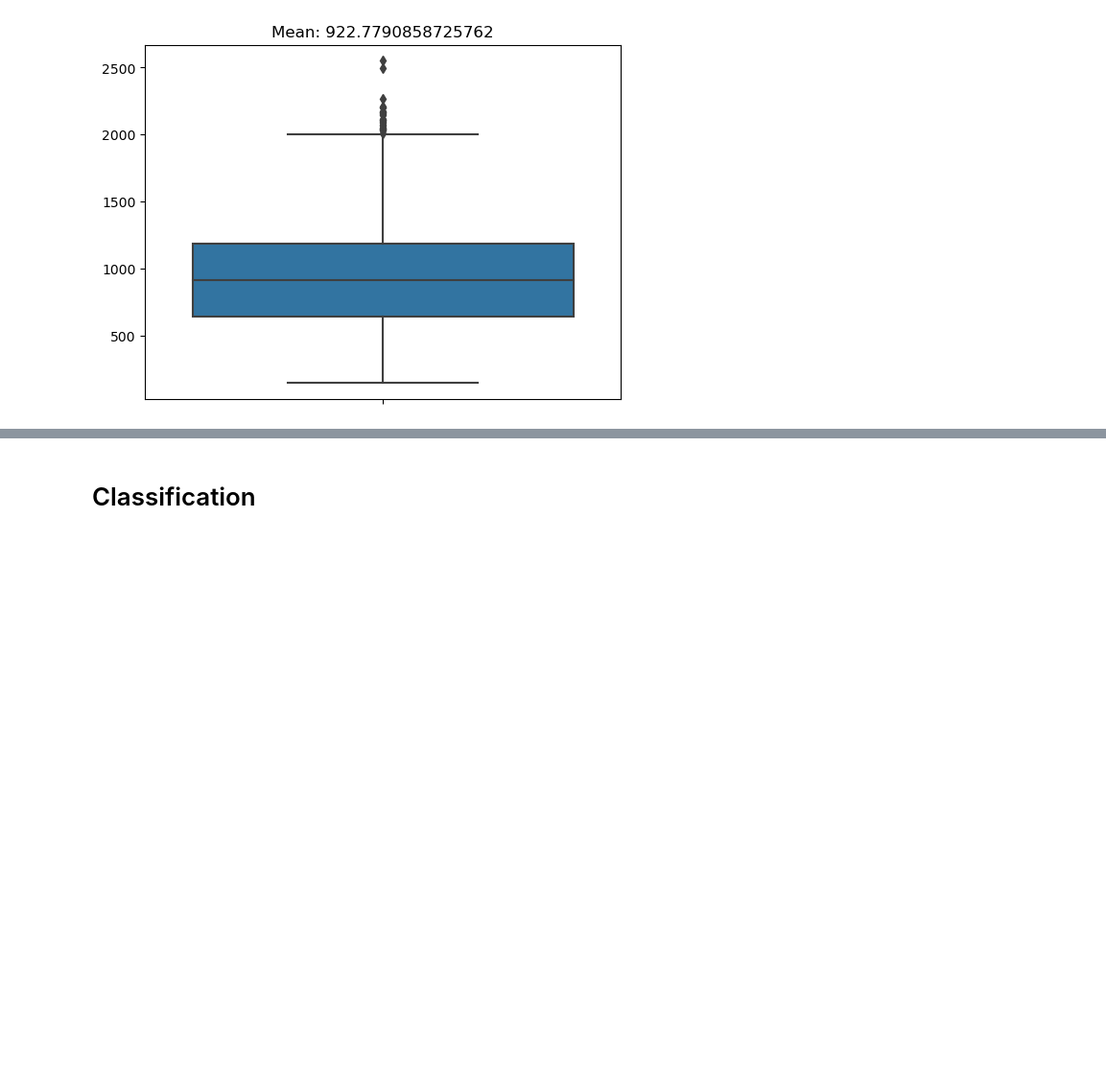
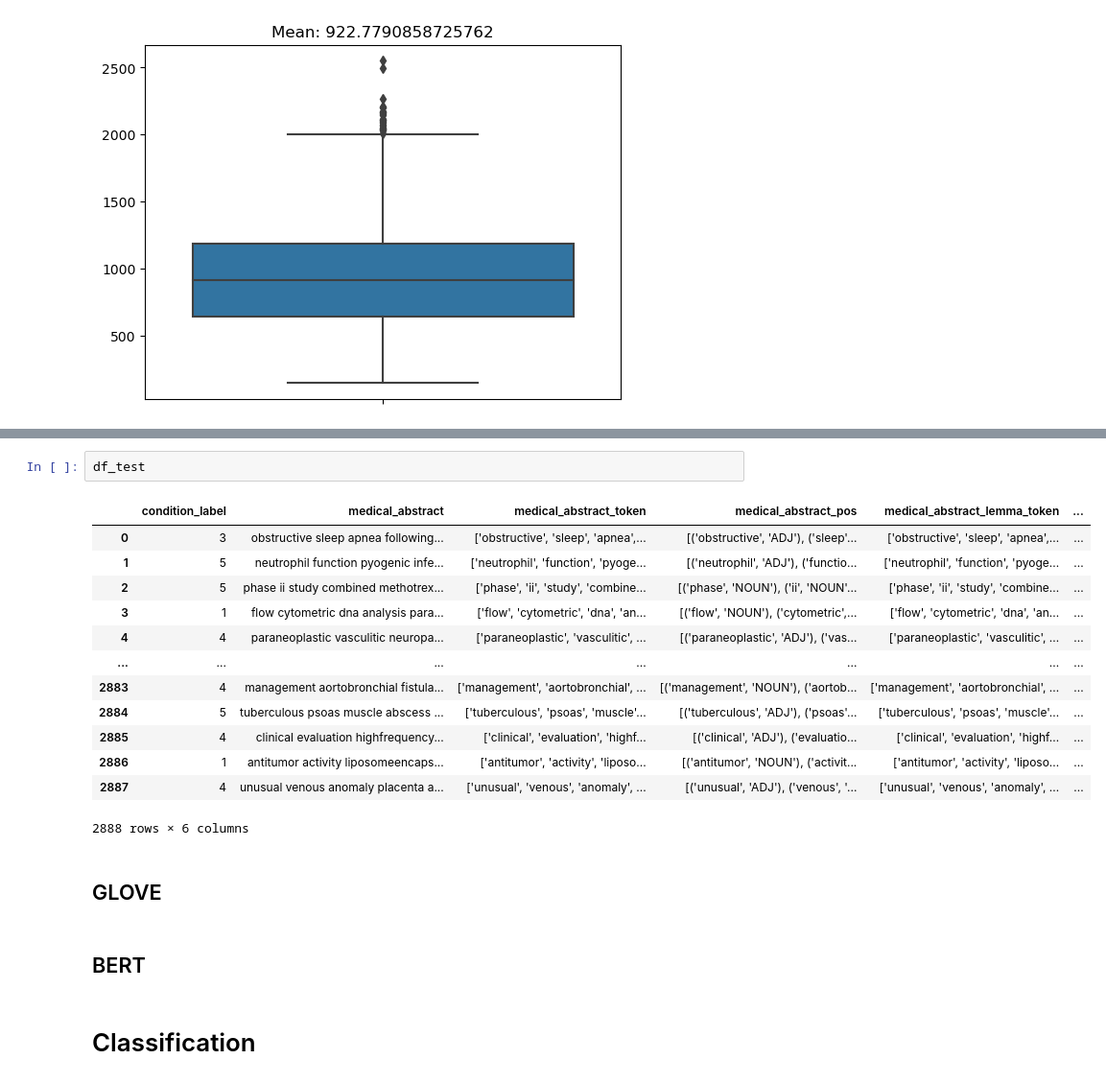
Before and after one commit to lucaMilazzo/TMSmilazzoPagnini2023, a Jupyter notebook: main.ipynb, the cells around one changed output, grey strips where cells are left out. Shown at 96% size. Drawn from its saved outputs; the diff is of its cells as text; blank space fills up the shorter version.

```diff
--- a/main.ipynb
+++ b/main.ipynb
@@ -515,3 +552,23 @@ plt.show()
+# %%
+df_test
+# %% [output]
+|  | condition_label | medical_abstract | medical_abstract_token | medical_abstract_pos | medical_abstract_lemma_token | ... |
+| 0 | 3 | obstructive sleep apnea following... | ['obstructive', 'sleep', 'apnea',... | [('obstructive', 'ADJ'), ('sleep'... | ['obstructive', 'sleep', 'apnea',... | ... |
+| 1 | 5 | neutrophil function pyogenic infe... | ['neutrophil', 'function', 'pyoge... | [('neutrophil', 'ADJ'), ('functio... | ['neutrophil', 'function', 'pyoge... | ... |
+| 2 | 5 | phase ii study combined methotrex... | ['phase', 'ii', 'study', 'combine... | [('phase', 'NOUN'), ('ii', 'NOUN'... | ['phase', 'ii', 'study', 'combine... | ... |
+| 3 | 1 | flow cytometric dna analysis para... | ['flow', 'cytometric', 'dna', 'an... | [('flow', 'NOUN'), ('cytometric',... | ['flow', 'cytometric', 'dna', 'an... | ... |
+| 4 | 4 | paraneoplastic vasculitic neuropa... | ['paraneoplastic', 'vasculitic', ... | [('paraneoplastic', 'ADJ'), ('vas... | ['paraneoplastic', 'vasculitic', ... | ... |
+| ... | ... | ... | ... | ... | ... | ... |
+| 2883 | 4 | management aortobronchial fistula... | ['management', 'aortobronchial', ... | [('management', 'NOUN'), ('aortob... | ['management', 'aortobronchial', ... | ... |
+| 2884 | 5 | tuberculous psoas muscle abscess ... | ['tuberculous', 'psoas', 'muscle'... | [('tuberculous', 'ADJ'), ('psoas'... | ['tuberculous', 'psoas', 'muscle'... | ... |
+| 2885 | 4 | clinical evaluation highfrequency... | ['clinical', 'evaluation', 'highf... | [('clinical', 'ADJ'), ('evaluatio... | ['clinical', 'evaluation', 'highf... | ... |
+| 2886 | 1 | antitumor activity liposomeencaps... | ['antitumor', 'activity', 'liposo... | [('antitumor', 'NOUN'), ('activit... | ['antitumor', 'activity', 'liposo... | ... |
+| 2887 | 4 | unusual venous anomaly placenta a... | ['unusual', 'venous', 'anomaly', ... | [('unusual', 'ADJ'), ('venous', '... | ['unusual', 'venous', 'anomaly', ... | ... |
+2888 rows × 6 columns
+# %% [markdown]
+## GLOVE
+# %% [markdown]
+## BERT
 # %% [markdown]
 # Classification
 # %% [markdown]
```
Also changed, not shown: parts of 6 cells of this notebook.
